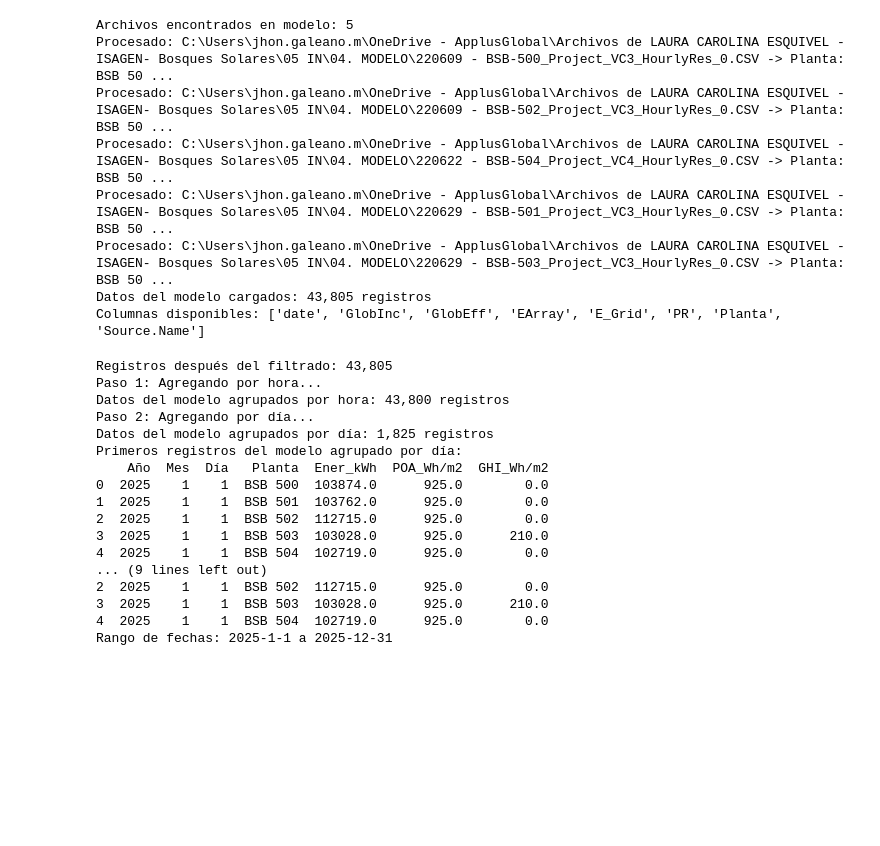
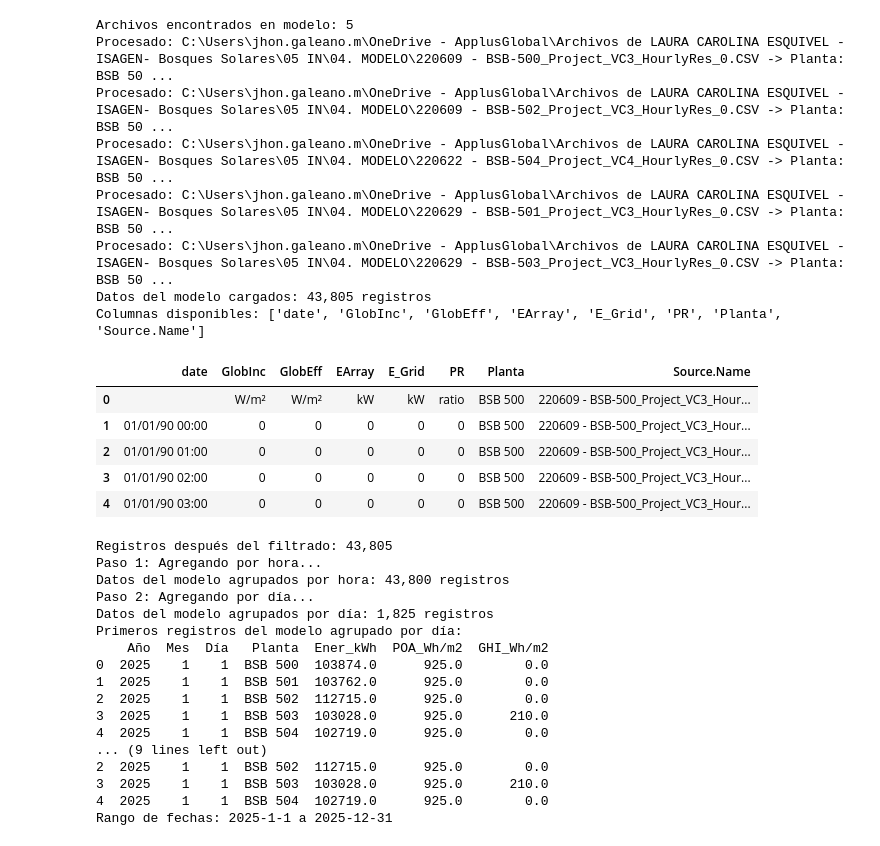
Before and after one commit to jhongaleano09/trasposicion-modelo-real-dia, a Jupyter notebook: modelo_y_real_traspuesto_dia_por_ghi_poa_energia.ipynb, the cells around one changed output. Saved outputs shown, nothing was run; the diff lists cells and outputs as text; code cells hidden in the pictures; blank space fills up the shorter version.

```diff
--- a/modelo_y_real_traspuesto_dia_por_ghi_poa_energia.ipynb
+++ b/modelo_y_real_traspuesto_dia_por_ghi_poa_energia.ipynb
@@ -188,6 +265,15 @@ Procesado: C:\Users\jhon.galeano.m\OneDrive - ApplusGlobal\Archivos de LAURA CAR
 Procesado: C:\Users\jhon.galeano.m\OneDrive - ApplusGlobal\Archivos de LAURA CAROLINA ESQUIVEL - ISAGEN- Bosques Solares\05 IN\04. MODELO\220629 - BSB-503_Project_VC3_HourlyRes_0.CSV -> Planta: BSB 50 ...
 Datos del modelo cargados: 43,805 registros
 Columnas disponibles: ['date', 'GlobInc', 'GlobEff', 'EArray', 'E_Grid', 'PR', 'Planta', 'Source.Name']
+# %%
+df_modelo.head()
+# %% [output]
+|  | date | GlobInc | GlobEff | EArray | E_Grid | PR | Planta | Source.Name |
+| 0 |  | W/m² | W/m² | kW | kW | ratio | BSB 500 | 220609 - BSB-500_Project_VC3_Hour... |
+| 1 | 01/01/90 00:00 | 0 | 0 | 0 | 0 | 0 | BSB 500 | 220609 - BSB-500_Project_VC3_Hour... |
+| 2 | 01/01/90 01:00 | 0 | 0 | 0 | 0 | 0 | BSB 500 | 220609 - BSB-500_Project_VC3_Hour... |
+| 3 | 01/01/90 02:00 | 0 | 0 | 0 | 0 | 0 | BSB 500 | 220609 - BSB-500_Project_VC3_Hour... |
+| 4 | 01/01/90 03:00 | 0 | 0 | 0 | 0 | 0 | BSB 500 | 220609 - BSB-500_Project_VC3_Hour... |
 # %%
 # 4. PROCESAR DATOS DEL MODELO Y CREAR AGREGACIÓN DIARIA
 def procesar_modelo(df_modelo):
```
Also changed, not shown: parts of 4 cells of this notebook, 1 other file.
